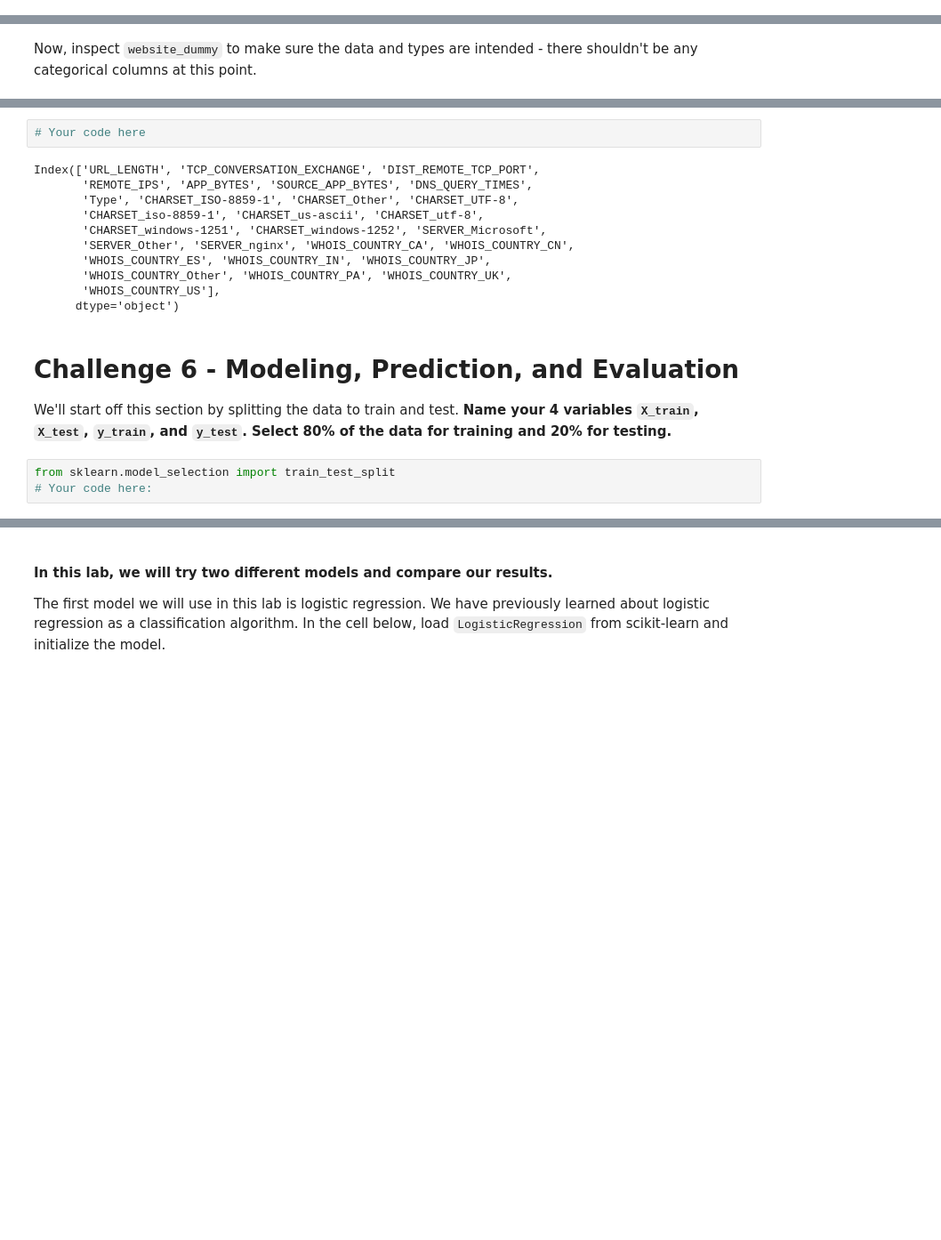
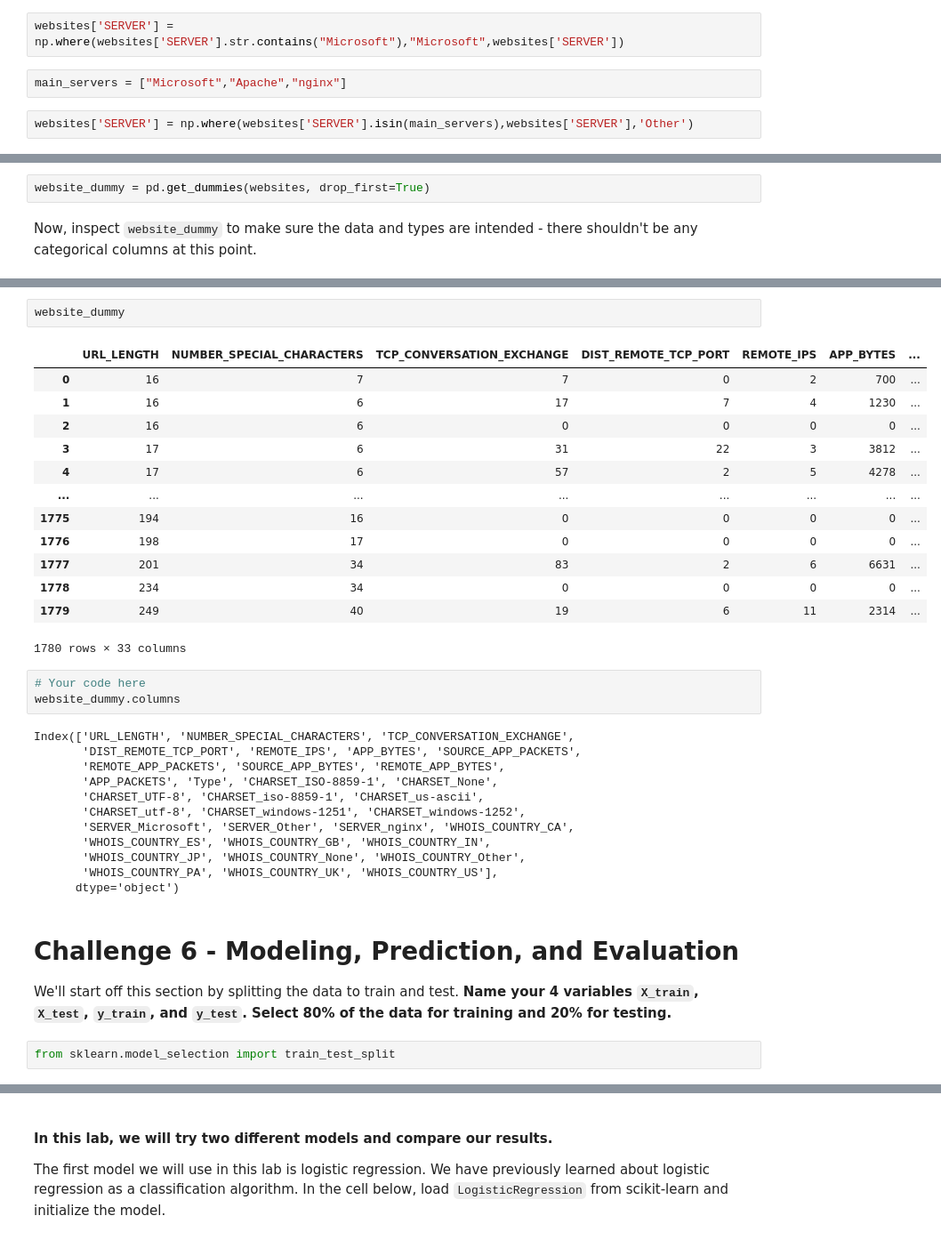
Before and after one commit to ta-data-remote/lab-supervised-learning, a Jupyter notebook: your-code/main.ipynb, the cells around one changed output, grey strips where cells are left out. Shown at 89% size. Saved outputs shown, nothing was run; the diff lists cells and outputs as text; blank space fills up the shorter version.

```diff
--- a/your-code/main.ipynb
+++ b/your-code/main.ipynb
@@ -268,2 +455,8 @@ At the end, your `SERVER` column should only contain 4 unique values: `Microsoft
+# %%
+websites['SERVER'] = np.where(websites['SERVER'].str.contains("Microsoft"),"Microsoft",websites['SERVER'])
+# %%
+main_servers = ["Microsoft","Apache","nginx"]
+# %%
+websites['SERVER'] = np.where(websites['SERVER'].isin(main_servers),websites['SERVER'],'Other')
 # %%
 # Count `SERVER` value counts here
@@ -280,2 +472,4 @@ OK, all our categorical data are fixed now. **Let's convert them to ordinal data
+# %%
+website_dummy = pd.get_dummies(websites, drop_first=True)
 # %% [markdown]
 Now, inspect `website_dummy` to make sure the data and types are intended - there shouldn't be any categorical columns at this point.
@@ -297,15 +476,33 @@ Now, inspect `website_dummy` to make sure the data and types are intended - ther
+# %%
+website_dummy
+# %% [output]
+|  | URL_LENGTH | NUMBER_SPECIAL_CHARACTERS | TCP_CONVERSATION_EXCHANGE | DIST_REMOTE_TCP_PORT | REMOTE_IPS | APP_BYTES | ... |
+| 0 | 16 | 7 | 7 | 0 | 2 | 700 | ... |
+| 1 | 16 | 6 | 17 | 7 | 4 | 1230 | ... |
+| 2 | 16 | 6 | 0 | 0 | 0 | 0 | ... |
+| 3 | 17 | 6 | 31 | 22 | 3 | 3812 | ... |
+| 4 | 17 | 6 | 57 | 2 | 5 | 4278 | ... |
+| ... | ... | ... | ... | ... | ... | ... | ... |
+| 1775 | 194 | 16 | 0 | 0 | 0 | 0 | ... |
+| 1776 | 198 | 17 | 0 | 0 | 0 | 0 | ... |
+| 1777 | 201 | 34 | 83 | 2 | 6 | 6631 | ... |
+| 1778 | 234 | 34 | 0 | 0 | 0 | 0 | ... |
+| 1779 | 249 | 40 | 19 | 6 | 11 | 2314 | ... |
+1780 rows × 33 columns
 # %%
 # Your code here
+website_dummy.columns
 # %% [output]
-Index(['URL_LENGTH', 'TCP_CONVERSATION_EXCHANGE', 'DIST_REMOTE_TCP_PORT',
-       'REMOTE_IPS', 'APP_BYTES', 'SOURCE_APP_BYTES', 'DNS_QUERY_TIMES',
-       'Type', 'CHARSET_ISO-8859-1', 'CHARSET_Other', 'CHARSET_UTF-8',
-       'CHARSET_iso-8859-1', 'CHARSET_us-ascii', 'CHARSET_utf-8',
-       'CHARSET_windows-1251', 'CHARSET_windows-1252', 'SERVER_Microsoft',
-       'SERVER_Other', 'SERVER_nginx', 'WHOIS_COUNTRY_CA', 'WHOIS_COUNTRY_CN',
-       'WHOIS_COUNTRY_ES', 'WHOIS_COUNTRY_IN', 'WHOIS_COUNTRY_JP',
-       'WHOIS_COUNTRY_Other', 'WHOIS_COUNTRY_PA', 'WHOIS_COUNTRY_UK',
-       'WHOIS_COUNTRY_US'],
+Index(['URL_LENGTH', 'NUMBER_SPECIAL_CHARACTERS', 'TCP_CONVERSATION_EXCHANGE',
+       'DIST_REMOTE_TCP_PORT', 'REMOTE_IPS', 'APP_BYTES', 'SOURCE_APP_PACKETS',
+       'REMOTE_APP_PACKETS', 'SOURCE_APP_BYTES', 'REMOTE_APP_BYTES',
+       'APP_PACKETS', 'Type', 'CHARSET_ISO-8859-1', 'CHARSET_None',
+       'CHARSET_UTF-8', 'CHARSET_iso-8859-1', 'CHARSET_us-ascii',
+       'CHARSET_utf-8', 'CHARSET_windows-1251', 'CHARSET_windows-1252',
+       'SERVER_Microsoft', 'SERVER_Other', 'SERVER_nginx', 'WHOIS_COUNTRY_CA',
+       'WHOIS_COUNTRY_ES', 'WHOIS_COUNTRY_GB', 'WHOIS_COUNTRY_IN',
+       'WHOIS_COUNTRY_JP', 'WHOIS_COUNTRY_None', 'WHOIS_COUNTRY_Other',
+       'WHOIS_COUNTRY_PA', 'WHOIS_COUNTRY_UK', 'WHOIS_COUNTRY_US'],
       dtype='object')
 # %% [markdown]
 # Challenge 6 - Modeling, Prediction, and Evaluation
@@ -313,4 +510,3 @@ Index(['URL_LENGTH', 'TCP_CONVERSATION_EXCHANGE', 'DIST_REMOTE_TCP_PORT',
 We'll start off this section by splitting the data to train and test. **Name your 4 variables `X_train`, `X_test`, `y_train`, and `y_test`. Select 80% of the data for training and 20% for testing.**
 # %%
 from sklearn.model_selection import train_test_split
-# Your code here:
```
Also changed, not shown: parts of 73 cells of this notebook.
